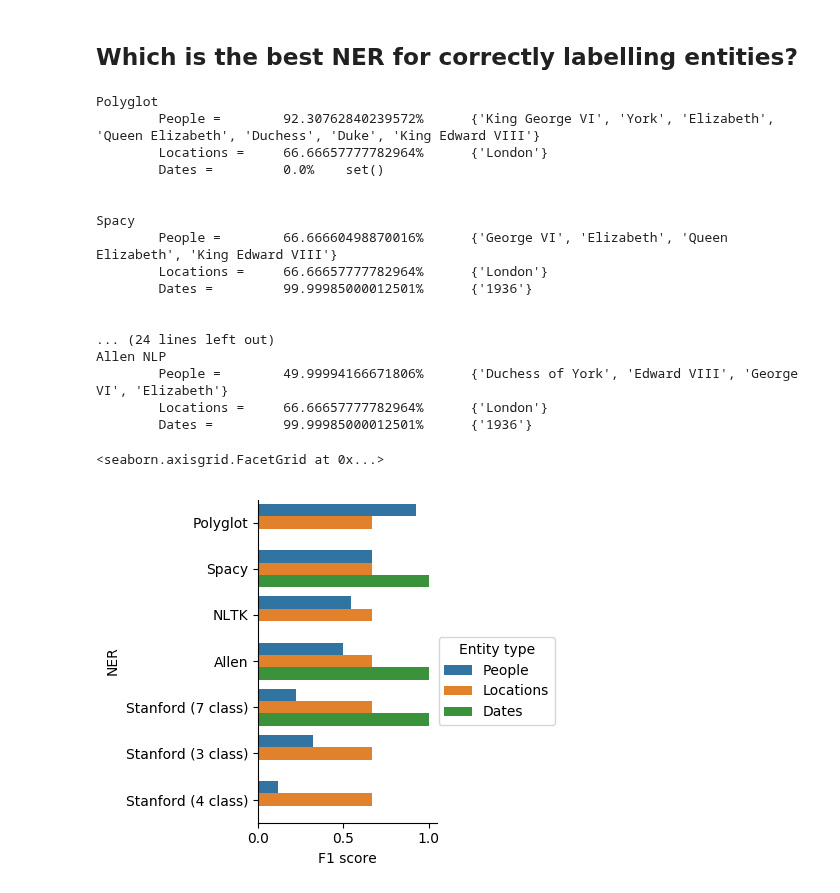
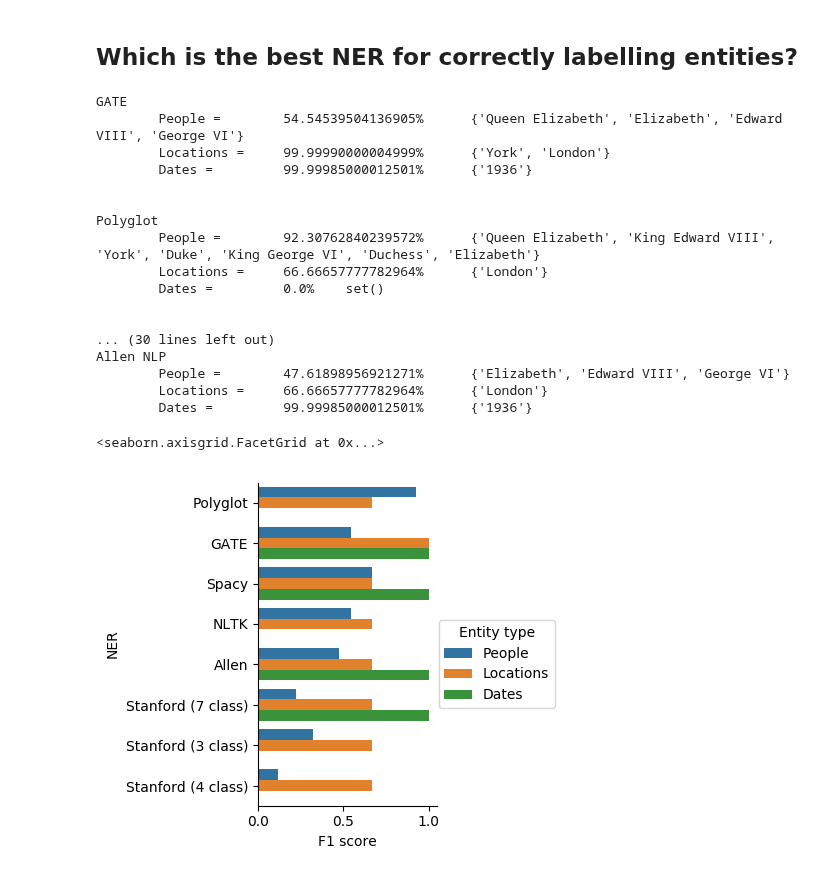
Before and after one commit to mohammedterry/NLP_for_ML, a Jupyter notebook: NER.ipynb, the cells around one changed output. Saved outputs shown, nothing was run; the diff lists cells and outputs as text; code cells hidden in the pictures.

```diff
--- a/NER.ipynb
+++ b/NER.ipynb
@@ -15,0 +44,4 @@ The Matrix is a 1999 science fiction action film written and directed by The Wac
+# %%
+def gate_ner(sentence):
+  import requests
+  return [(sentence[entity["indices"][0]:entity["indices"][1]] + f" ({entity['gender']})",entity_type) if entity_type == "Person" and "gender" in entity else (sentence[entity["indices"][0]:entity["indices"][1]],entity_type)  for entity_type,entities in requests.post("https://cloud-api.gate.ac.uk/process-document/annie-named-entity-recognizer", data=sentence, headers={'Content-Type': 'text/plain'}).json()["entities"].items() for entity in entities]
@@ -297,6 +345,12 @@ test = {
 ## Which is the quickest?
 # %%
 import time
+
+gate_start = time.time()
+Y_gate = gate_ner(test["text"])
+gate_end = time.time()
+gate_time = gate_end - gate_start
+print(f"GATE = {gate_time}s")
 
 nltk_start = time.time()
 Y_nltk = nltk_ner(test["text"])
@@ -449,6 +506,7 @@ Text(0.5, 1.0, 'How good is each NER at detecting entities?')
 # %% [markdown]
 ## Which is the best NER for correctly labelling entities?
 # %%
+gate_people = {entity.replace('(male)','').replace('(female)','').strip() for entity,tag in Y_gate if tag == "Person"}
 polyglot_people = {entity for entity,tag in Y_polyglot if tag == "PER"}
 spacy_people = {entity for entity,tag in Y_spacy if tag == "PERSON"}
 nltk_people = {entity for entity,tag in Y_nltk if tag == "PERSON"}
@@ -457,6 +515,7 @@ stanford_people2 = {entity for entity,tag in Y_stanford2 if tag == "PERSON"}
 stanford_people3 = {entity for entity,tag in Y_stanford3 if tag == "PERSON"}
 allen_people = {entity for entity,tag in Y_allen if tag == "PERSON"}
 
+gate_dates = {entity for entity,tag in Y_gate if tag == "Date"}
 polyglot_dates = {entity for entity,tag in Y_polyglot if tag == "DATE"}
 spacy_dates = {entity for entity,tag in Y_spacy if tag == "DATE"}
 nltk_dates = {entity for entity,tag in Y_nltk if tag == "DATE"}
@@ -465,6 +524,7 @@ stanford_dates2 = {entity for entity,tag in Y_stanford2 if tag == "DATE"}
 stanford_dates3 = {entity for entity,tag in Y_stanford3 if tag == "DATE"}
 allen_dates = {entity for entity,tag in Y_allen if tag == "DATE"}
 
+gate_locations = {entity for entity,tag in Y_gate if tag == "Location"}
 polyglot_locations = {entity for entity,tag in Y_polyglot if tag == "LOC"}
 spacy_locations = {entity for entity,tag in Y_spacy if tag == "GPE"}
 nltk_locations = {entity for entity,tag in Y_nltk if tag == "GPE"}
@@ -473,6 +533,10 @@ stanford_locations2 = {entity for entity,tag in Y_stanford2 if tag == "LOCATION"
 stanford_locations3 = {entity for entity,tag in Y_stanford3 if tag == "LOCATION"}
 allen_locations = {entity for entity,tag in Y_allen if tag == "GPE"}
 
+f1_gate_ppl = f1_score(test["entities"]["people"], gate_people)
+f1_gate_dts = f1_score(test["entities"]["dates"], gate_dates)
+f1_gate_loc = f1_score(test["entities"]["locations"], gate_locations)
+print(f"GATE \n\tPeople =\t{f1_gate_ppl*100}%\t{gate_people}\n\tLocations =\t{f1_gate_loc*100}%\t{gate_locations}\n\tDates =\t\t{f1_gate_dts*100}%\t{gate_dates}\n\n")
 f1_poly_ppl = f1_score(test["entities"]["people"], polyglot_people)
 f1_poly_dts = f1_score(test["entities"]["dates"], polyglot_dates)
 f1_poly_loc = f1_score(test["entities"]["locations"], polyglot_locations)
@@ -502,35 +566,35 @@ f1_allen_dts = f1_score(test["entities"]["dates"], allen_dates)
 f1_allen_loc = f1_score(test["entities"]["locations"], allen_locations)
 print(f"Allen NLP \n\tPeople =\t{f1_allen_ppl*100}%\t{allen_people}\n\tLocations =\t{f1_allen_loc*100}%\t{allen_locations}\n\tDates =\t\t{f1_allen_dts*100}%\t{allen_dates}\n\n")
 # %% [output]
+GATE
+        People =        54.54539504136905%      {'Queen Elizabeth', 'Elizabeth', 'Edward VIII', 'George VI'}
+        Locations =     99.99990000004999%      {'York', 'London'}
+        Dates =         99.99985000012501%      {'1936'}
+
+
 Polyglot
-        People =        92.30762840239572%      {'King George VI', 'York', 'Elizabeth', 'Queen Elizabeth', 'Duchess', 'Duke', 'King Edward VIII'}
+        People =        92.30762840239572%      {'Queen Elizabeth', 'King Edward VIII', 'York', 'Duke', 'King George VI', 'Duchess', 'Elizabeth'}
         Locations =     66.66657777782964%      {'London'}
         Dates =         0.0%    set()
 
 
-Spacy
-        People =        66.66660498870016%      {'George VI', 'Elizabeth', 'Queen Elizabeth', 'King Edward VIII'}
+... (30 lines left out)
+Allen NLP
+        People =        47.61898956921271%      {'Elizabeth', 'Edward VIII', 'George VI'}
         Locations =     66.66657777782964%      {'London'}
         Dates =         99.99985000012501%      {'1936'}
-
-
-... (24 lines left out)
-Allen NLP
-        People =        49.99994166671806%      {'Duchess of York', 'Edward VIII', 'George VI', 'Elizabeth'}
-        Locations =     66.66657777782964%      {'London'}
-        Dates =         99.99985000012501%      {'1936'}
 # %%
 import pandas as pd
 
 df = pd.DataFrame({
-    "NER":["Polyglot","Spacy","NLTK","Allen","Stanford (7 class)","Stanford (3 class)","Stanford (4 class)"] *3,
-    "Entity type":["People"] *7 + ["Locations"] *7 + ["Dates"]*7,
-    "F1 score":[f1_poly_ppl, f1_spacy_ppl, f1_nltk_ppl, f1_allen_ppl,f1_stanford_ppl3,f1_stanford_ppl1,f1_stanford_ppl2, f1_poly_loc, f1_spacy_loc, f1_nltk_loc, f1_allen_loc, f1_stanford_loc3,f1_stanford_loc1,f1_stanford_loc2,  f1_poly_dts, f1_spacy_dts, f1_nltk_dts,  f1_allen_dts, f1_stanford_dts3,f1_stanford_dts1,f1_stanford_dts2],
+    "NER":["Polyglot","GATE","Spacy","NLTK","Allen","Stanford (7 class)","Stanford (3 class)","Stanford (4 class)"] *3,
+    "Entity type":["People"] *8 + ["Locations"] *8 + ["Dates"]*8,
+    "F1 score":[f1_poly_ppl, f1_gate_ppl, f1_spacy_ppl, f1_nltk_ppl, f1_allen_ppl,f1_stanford_ppl3,f1_stanford_ppl1,f1_stanford_ppl2, f1_poly_loc, f1_gate_loc, f1_spacy_loc, f1_nltk_loc, f1_allen_loc, f1_stanford_loc3,f1_stanford_loc1,f1_stanford_loc2,  f1_poly_dts, f1_gate_dts, f1_spacy_dts, f1_nltk_dts,  f1_allen_dts, f1_stanford_dts3,f1_stanford_dts1,f1_stanford_dts2],
 })
 
 
 import seaborn as sns
 sns.factorplot(x='F1 score',y='NER', hue='Entity type', data=df, kind='bar')
 # %% [output]
 <seaborn.axisgrid.FacetGrid at 0x...>
-[figure, old version]
+[figure, new version]
```
Also changed, not shown: parts of 14 cells of this notebook.
